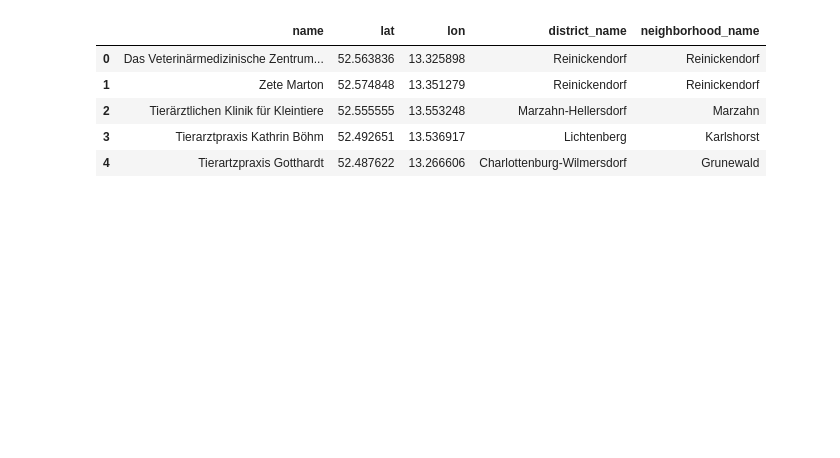
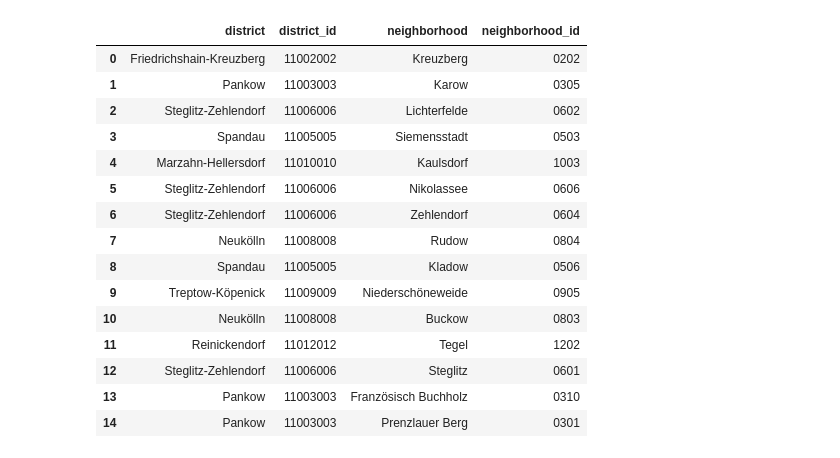
Before and after one commit to Nigar1209/berlin-poi-osm-pipeline, a Jupyter notebook: veterinary_clinics/01_vet_clinics_osm_lor_join.ipynb, the cells around one changed output. Saved outputs shown, nothing was run; the diff lists cells and outputs as text; code cells hidden in the pictures; blank space fills up the shorter version.

```diff
--- a/veterinary_clinics/01_vet_clinics_osm_lor_join.ipynb
+++ b/veterinary_clinics/01_vet_clinics_osm_lor_join.ipynb
@@ -82,13 +130,9 @@ From the LOR dataset we keep:
 # %%
-# Column names in the LOR dataset
-lor_id_col = "gml_id"          # LOR ID
-district_col = "BEZIRK"        # district name
-neighborhood_col = "OTEIL"     # neighborhood / Ortsteil name
+print("Vets CRS:", gdf_vets.crs)
+print("LOR subset CRS:", gdf_lor_subset.crs)
 
-cols_lor_keep = [lor_id_col, district_col, neighborhood_col, "geometry"]
-
-# Subset of LOR GeoDataFrame with only the relevant attributes
-gdf_lor_subset = gdf_lor[cols_lor_keep].copy()
-
-display(gdf_lor_subset.head())
+# Reproject LOR to the vets CRS if they differ
+if gdf_lor_subset.crs != gdf_vets.crs:
+    gdf_lor_subset = gdf_lor_subset.to_crs(gdf_vets.crs)
+    print("Reprojected LOR subset to:", gdf_lor_subset.crs)
 # %% [output]
@@ -135,27 +203,46 @@ columns extracted from the clinic geometry.
 # %%
-# Rename LOR columns to clean English names
-rename_map = {
-    "gml_id": "lor_id",
-    "BEZIRK": "district_name",
-    "OTEIL": "neighborhood_name",
+# District mapping (official codes as strings) – aligned with the mapping example
+district_mapping = {
+    "Mitte": "11001001",
+    "Friedrichshain-Kreuzberg": "11002002",
+    "Pankow": "11003003",
+    "Charlottenburg-Wilmersdorf": "11004004",
+    "Spandau": "11005005",
+    "Steglitz-Zehlendorf": "11006006",
+    "Tempelhof-Schöneberg": "11007007",
+    "Neukölln": "11008008",
+    "Treptow-Köpenick": "11009009",
+    "Marzahn-Hellersdorf": "11010010",
+    "Lichtenberg": "11011011",
+    "Reinickendorf": "11012012",
 }
 
-gdf_vets_lor = gdf_vets_lor.rename(columns=rename_map)
+# Map district name → district_id
+gdf_vets_lor["district_id"] = (
+    gdf_vets_lor["district"]
+    .map(district_mapping)
+    .astype("string")
+)
 
-# Add explicit longitude and latitude columns from geometry
-gdf_vets_lor["lon"] = gdf_vets_lor.geometry.x
-gdf_vets_lor["lat"] = gdf_vets_lor.geometry.y
-
-# Quick check of the enriched data
-display(
-    gdf_vets_lor[["name", "lat", "lon", "district_name", "neighborhood_name"]]
-    .head()
-)
+# Quick sanity check of unique combinations
+gdf_vets_lor[
+    ["district", "district_id", "neighborhood", "neighborhood_id"]
+].drop_duplicates().head(15)
 # %% [output]
-|  | name | lat | lon | district_name | neighborhood_name |
-| 0 | Das Veterinärmedizinische Zentrum... | 52.563836 | 13.325898 | Reinickendorf | Reinickendorf |
-| 1 | Zete Marton | 52.574848 | 13.351279 | Reinickendorf | Reinickendorf |
-| 2 | Tierärztlichen Klinik für Kleintiere | 52.555555 | 13.553248 | Marzahn-Hellersdorf | Marzahn |
-| 3 | Tierarztpraxis Kathrin Böhm | 52.492651 | 13.536917 | Lichtenberg | Karlshorst |
-| 4 | Tierartzpraxis Gotthardt | 52.487622 | 13.266606 | Charlottenburg-Wilmersdorf | Grunewald |
+|  | district | district_id | neighborhood | neighborhood_id |
+| 0 | Friedrichshain-Kreuzberg | 11002002 | Kreuzberg | 0202 |
+| 1 | Pankow | 11003003 | Karow | 0305 |
+| 2 | Steglitz-Zehlendorf | 11006006 | Lichterfelde | 0602 |
+| 3 | Spandau | 11005005 | Siemensstadt | 0503 |
+| 4 | Marzahn-Hellersdorf | 11010010 | Kaulsdorf | 1003 |
+| 5 | Steglitz-Zehlendorf | 11006006 | Nikolassee | 0606 |
+| 6 | Steglitz-Zehlendorf | 11006006 | Zehlendorf | 0604 |
+| 7 | Neukölln | 11008008 | Rudow | 0804 |
+| 8 | Spandau | 11005005 | Kladow | 0506 |
+| 9 | Treptow-Köpenick | 11009009 | Niederschöneweide | 0905 |
+| 10 | Neukölln | 11008008 | Buckow | 0803 |
+| 11 | Reinickendorf | 11012012 | Tegel | 1202 |
+| 12 | Steglitz-Zehlendorf | 11006006 | Steglitz | 0601 |
+| 13 | Pankow | 11003003 | Französisch Buchholz | 0310 |
+| 14 | Pankow | 11003003 | Prenzlauer Berg | 0301 |
 # %% [markdown]
```
Also changed, not shown: parts of 16 cells of this notebook, 6 other files.
